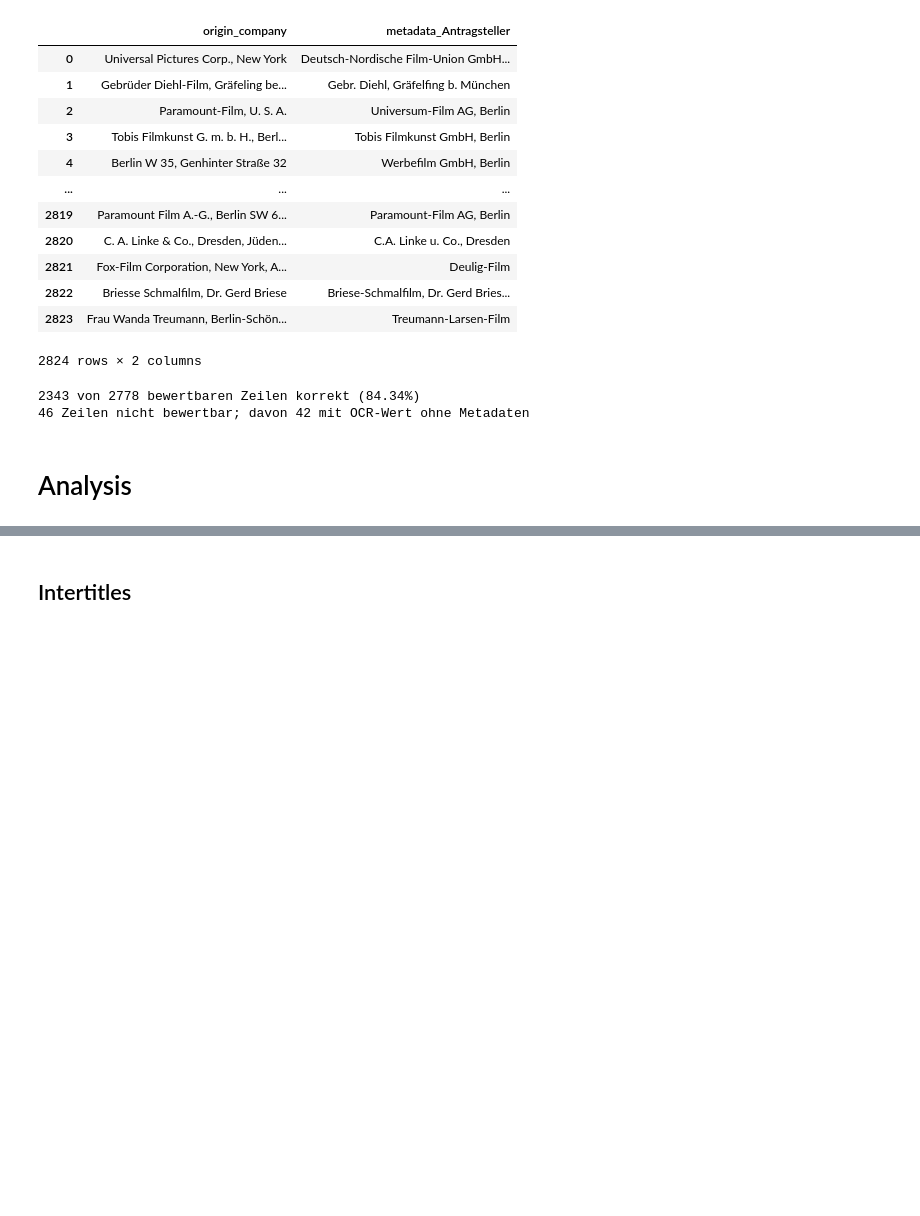
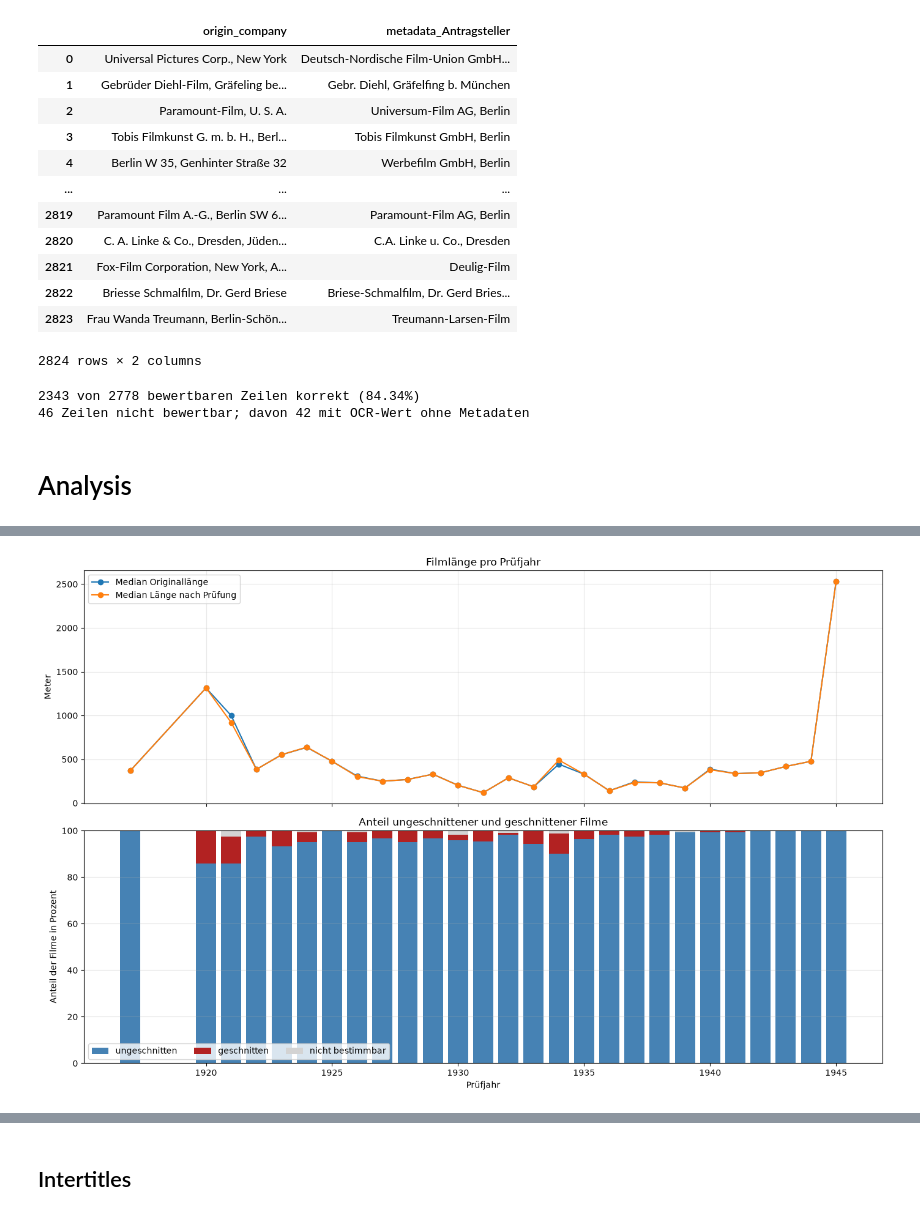
Before and after one commit to codemitdjango/german-film-censorship, a Jupyter notebook: src/analysis/content_analysis.ipynb, the cells around one changed output, grey strips where cells are left out. Saved outputs shown, nothing was run; the diff lists cells and outputs as text; code cells hidden in the pictures; blank space fills up the shorter version.

```diff
--- a/src/analysis/content_analysis.ipynb
+++ b/src/analysis/content_analysis.ipynb
@@ -498,32 +576,56 @@ yearly_length.round(2)
 # %%
-plot_data = yearly_length[yearly_length["records_with_cut_length"] > 0]
-
-fig, axes = plt.subplots(1, 2, figsize=(14, 5))
+fig, axes = plt.subplots(2, 1, figsize=(14, 9), sharex=True)
 
 axes[0].plot(
     yearly_length.index,
-    yearly_length["original_length_median_m"],
+    yearly_length["total_original_length_median"],
     marker="o",
-    label="Median der Originallänge",
+    label="Median Originallänge",
+)
+axes[0].plot(
+    yearly_length.index,
+    yearly_length["total_length_after_cut_median"],
+    marker="o",
+    label="Median Länge nach Prüfung",
 )
 axes[0].set_title("Filmlänge pro Prüfjahr")
-axes[0].set_xlabel("Prüfjahr")
 axes[0].set_ylabel("Meter")
 axes[0].grid(alpha=0.3)
 axes[0].legend()
 
-axes[1].plot(
+plot_data = yearly_length
+axes[1].bar(
+    plot_data.index,
+    plot_data["uncut_share_percent"],
+    label="ungeschnitten",
+    color="steelblue",
+)
+axes[1].bar(
     plot_data.index,
     plot_data["cut_share_percent"],
-    marker="o",
+    bottom=plot_data["uncut_share_percent"],
+    label="geschnitten",
     color="firebrick",
 )
-axes[1].set_title("Anteil gekürzter Filme (vergleichbare Datensätze)")
+axes[1].bar(
+    plot_data.index,
+    plot_data["records_cut_status_unknown"]
+    .div(plot_data["records"])
+    .mul(100),
+    bottom=plot_data["uncut_share_percent"] + plot_data["cut_share_percent"],
+    label="nicht bestimmbar",
+    color="lightgray",
+)
+axes[1].set_title("Anteil ungeschnittener und geschnittener Filme")
 axes[1].set_xlabel("Prüfjahr")
-axes[1].set_ylabel("Anteil in Prozent")
-axes[1].grid(alpha=0.3)
+axes[1].set_ylabel("Anteil der Filme in Prozent")
+axes[1].set_ylim(0, 100)
+axes[1].grid(axis="y", alpha=0.3)
+axes[1].legend(ncol=3)
 
 plt.tight_layout()
 plt.show()
+# %% [output]
+[figure, added]
 # %% [markdown]
 ### Individual Acts
```
Also changed, not shown: parts of 19 cells of this notebook.
